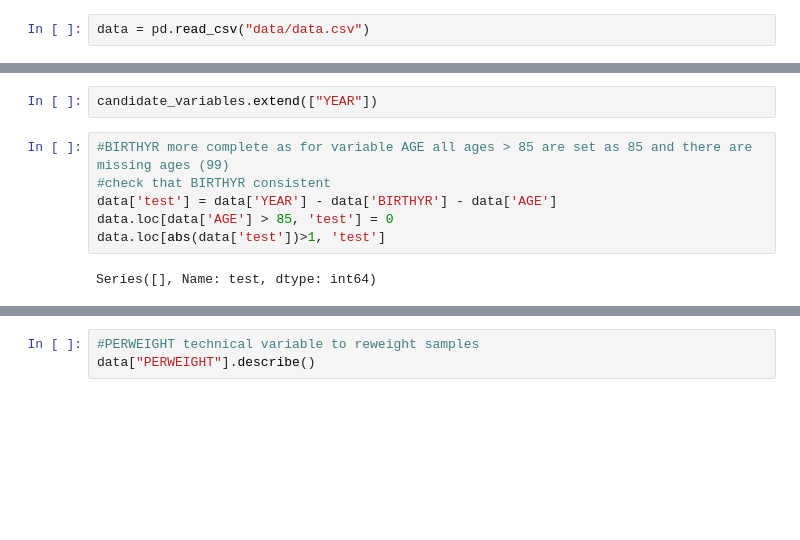
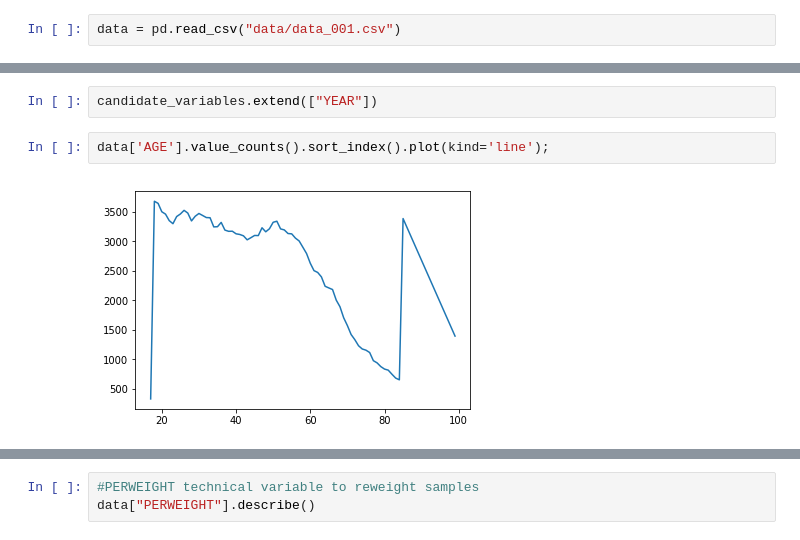
Before and after one commit to honshu77/DSA_project, a Jupyter notebook: IPUMS.ipynb, the cells around one changed output, grey strips where cells are left out. Cells and saved outputs as stored; diff of their text form; blank space fills up the shorter version.

```diff
--- a/IPUMS.ipynb
+++ b/IPUMS.ipynb
@@ -86,7 +84,7 @@ def plot_pig(pig_table,variable):
     # Show the graph
     plt.show()
 # %%
-data = pd.read_csv("data/data.csv")
+data = pd.read_csv("data/data_001.csv")
 # %%
 data.head()
 # %% [output]
@@ -144,11 +142,7 @@ data["YEAR"].isna().sum()
 0
 # %%
 candidate_variables.extend(["YEAR"])
-# %%
-#BIRTHYR more complete as for variable AGE all ages > 85 are set as 85 and there are missing ages (99)
-#check that BIRTHYR consistent
-data['test'] = data['YEAR'] - data['BIRTHYR'] - data['AGE']
-data.loc[data['AGE'] > 85, 'test'] = 0
-data.loc[abs(data['test'])>1, 'test']
-# %% [output]
-Series([], Name: test, dtype: int64)
+# %%
+data['AGE'].value_counts().sort_index().plot(kind='line');
+# %% [output]
+[figure, added]
```
Also changed, not shown: parts of 29 cells of this notebook.
